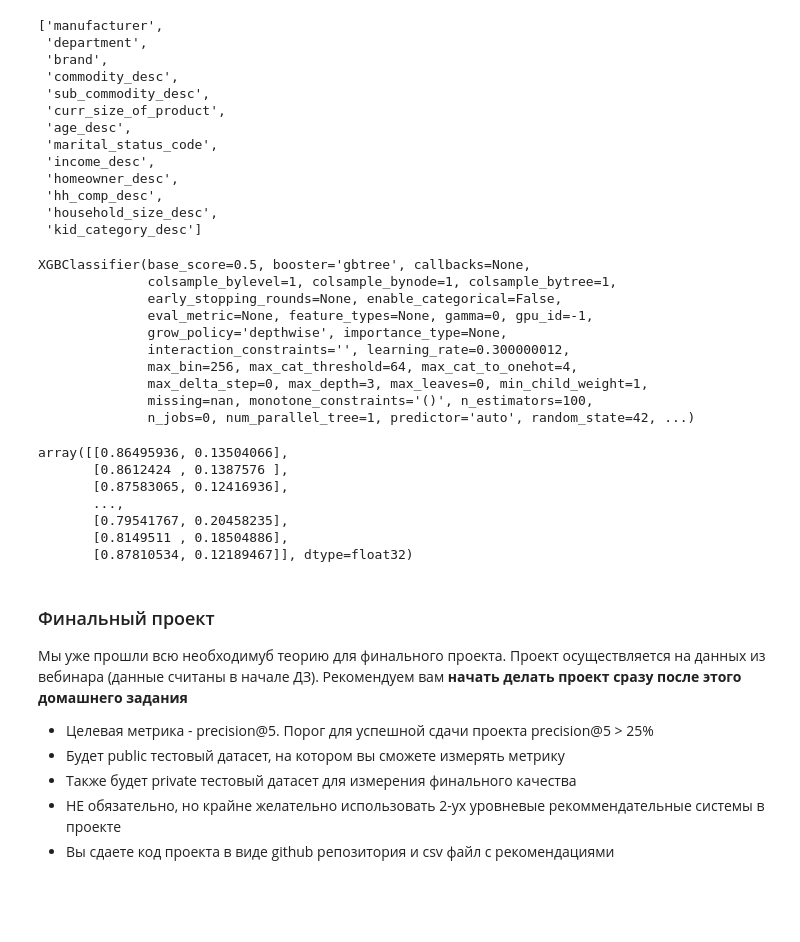
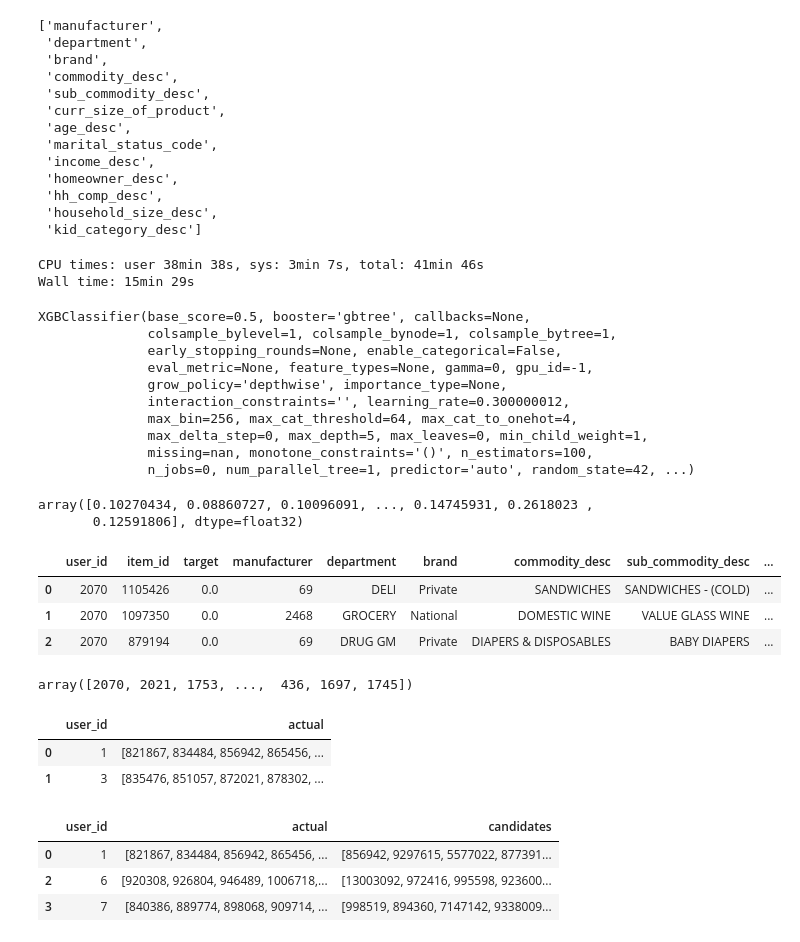
Before and after one commit to mechanic3000/GB_Recommender_systems, a Jupyter notebook: hw_webinar_6.ipynb, the cells around one changed output. Cells and saved outputs as stored; diff of their text form; code cells hidden in the pictures; blank space fills up the shorter version.

```diff
--- a/hw_webinar_6.ipynb
+++ b/hw_webinar_6.ipynb
@@ -307,41 +306,41 @@ cat_feats
 # %%
 X_train = pd.get_dummies(X_train, columns=cat_feats, drop_first=True)
 # %%
-xgb_model = XGBClassifier(n_estimators=50, max_depth=3, random_state=42, verbosity=1)
+xgb_model = XGBClassifier(n_estimators=100, max_depth=5, random_state=42, verbosity=1)
 # %%
 %%time
 
 xgb_model.fit(X_train, y_train)
 # %% [output]
-XGBClassifier(base_score=0.5, booster='gbtree', callbacks=None,
-              colsample_bylevel=1, colsample_bynode=1, colsample_bytree=1,
-              early_stopping_rounds=None, enable_categorical=False,
-              eval_metric=None, feature_types=None, gamma=0, gpu_id=-1,
-              grow_policy='depthwise', importance_type=None,
-              interaction_constraints='', learning_rate=0.300000012,
-              max_bin=256, max_cat_threshold=64, max_cat_to_onehot=4,
-              max_delta_step=0, max_depth=3, max_leaves=0, min_child_weight=1,
-              missing=nan, monotone_constraints='()', n_estimators=100,
-              n_jobs=0, num_parallel_tree=1, predictor='auto', random_state=42, ...)
+CPU times: user 38min 38s, sys: 3min 7s, total: 41min 46s
+Wall time: 15min 29s
+XGBClassifier(base_score=0.5, booster='gbtree', callbacks=None,
+              colsample_bylevel=1, colsample_bynode=1, colsample_bytree=1,
+              early_stopping_rounds=None, enable_categorical=False,
+              eval_metric=None, feature_types=None, gamma=0, gpu_id=-1,
+              grow_policy='depthwise', importance_type=None,
+              interaction_constraints='', learning_rate=0.300000012,
+              max_bin=256, max_cat_threshold=64, max_cat_to_onehot=4,
+              max_delta_step=0, max_depth=5, max_leaves=0, min_child_weight=1,
+              missing=nan, monotone_constraints='()', n_estimators=100,
+              n_jobs=0, num_parallel_tree=1, predictor='auto', random_state=42, ...)
 # %%
 train_preds = xgb_model.predict_proba(X_train)
 # %%
-train_preds
+train_preds[:,1]
 # %% [output]
-array([[0.86495936, 0.13504066],
-       [0.8612424 , 0.1387576 ],
-       [0.87583065, 0.12416936],
-       ...,
-       [0.79541767, 0.20458235],
-       [0.8149511 , 0.18504886],
-       [0.87810534, 0.12189467]], dtype=float32)
+array([0.10270434, 0.08860727, 0.10096091, ..., 0.14745931, 0.2618023 ,
+       0.12591806], dtype=float32)
-# %% [markdown]
-### Финальный проект
-
-Мы уже прошли всю необходимуб теорию для финального проекта. Проект осуществляется на данных из вебинара (данные считаны в начале ДЗ).
-Рекомендуем вам **начать делать проект сразу после этого домашнего задания**
-- Целевая метрика - precision@5. Порог для уcпешной сдачи проекта precision@5 > 25%
-- Будет public тестовый датасет, на котором вы сможете измерять метрику
-- Также будет private тестовый датасет для измерения финального качества
-- НЕ обязательно, но крайне желательно использовать 2-ух уровневые рекоммендательные системы в проекте
-- Вы сдаете код проекта в виде github репозитория и csv файл с рекомендациями
+# %%
+targets_lvl_2['own_proba'] = train_preds[:,1]
+targets_lvl_2.head(3)
+# %% [output]
+|  | user_id | item_id | target | manufacturer | department | brand | commodity_desc | sub_commodity_desc | ... |
+| 0 | 2070 | 1105426 | 0.0 | 69 | DELI | Private | SANDWICHES | SANDWICHES - (COLD) | ... |
+| 1 | 2070 | 1097350 | 0.0 | 2468 | GROCERY | National | DOMESTIC WINE | VALUE GLASS WINE | ... |
+| 2 | 2070 | 879194 | 0.0 | 69 | DRUG GM | Private | DIAPERS & DISPOSABLES | BABY DIAPERS | ... |
+# %%
+train_users_lvl2 = targets_lvl_2['user_id'].unique()
+train_users_lvl2
+# %% [output]
+array([2070, 2021, 1753, ...,  436, 1697, 1745])
@@ -347,0 +351,8 @@ array([[0.86495936, 0.13504066],
+# %%
+result_lvl_2 = data_val_lvl_2.groupby('user_id')['item_id'].unique().reset_index()
+result_lvl_2.columns=['user_id', 'actual']
+result_lvl_2.head(2)
+# %% [output]
+|  | user_id | actual |
+| 0 | 1 | [821867, 834484, 856942, 865456, ... |
+| 1 | 3 | [835476, 851057, 872021, 878302, ... |
@@ -347,0 +362,9 @@ array([[0.86495936, 0.13504066],
+# %%
+result_lvl_2['candidates'] = result_lvl_2['user_id'].apply(lambda x:
+                                                          recommender.get_own_recommendations(x, N=5))
+result_lvl_2.head(3)
+# %% [output]
+|  | user_id | actual | candidates |
+| 0 | 1 | [821867, 834484, 856942, 865456, ... | [856942, 9297615, 5577022, 877391... |
+| 2 | 6 | [920308, 926804, 946489, 1006718,... | [13003092, 972416, 995598, 923600... |
+| 3 | 7 | [840386, 889774, 898068, 909714, ... | [998519, 894360, 7147142, 9338009... |
```
Also changed, not shown: parts of 15 cells of this notebook.
